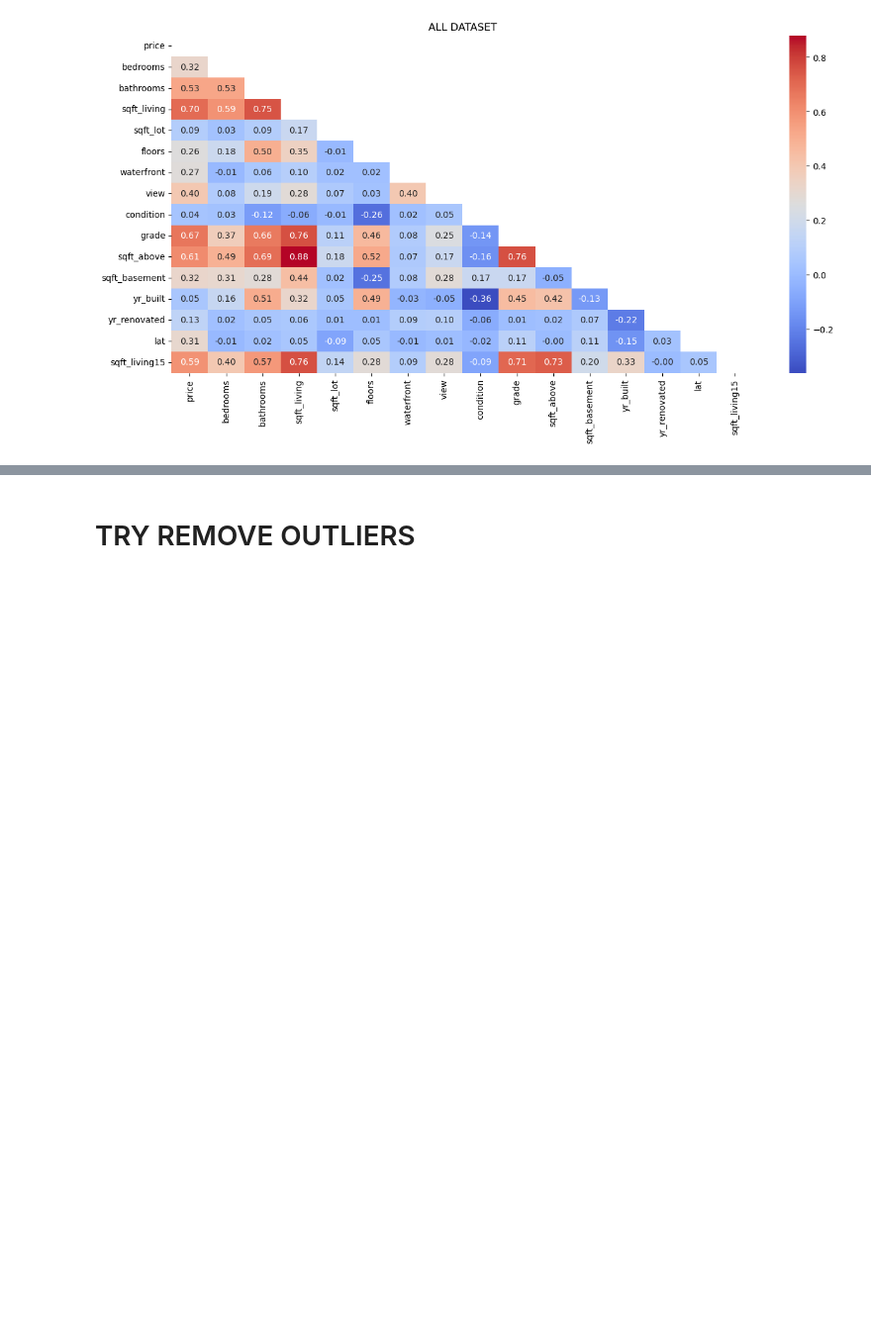
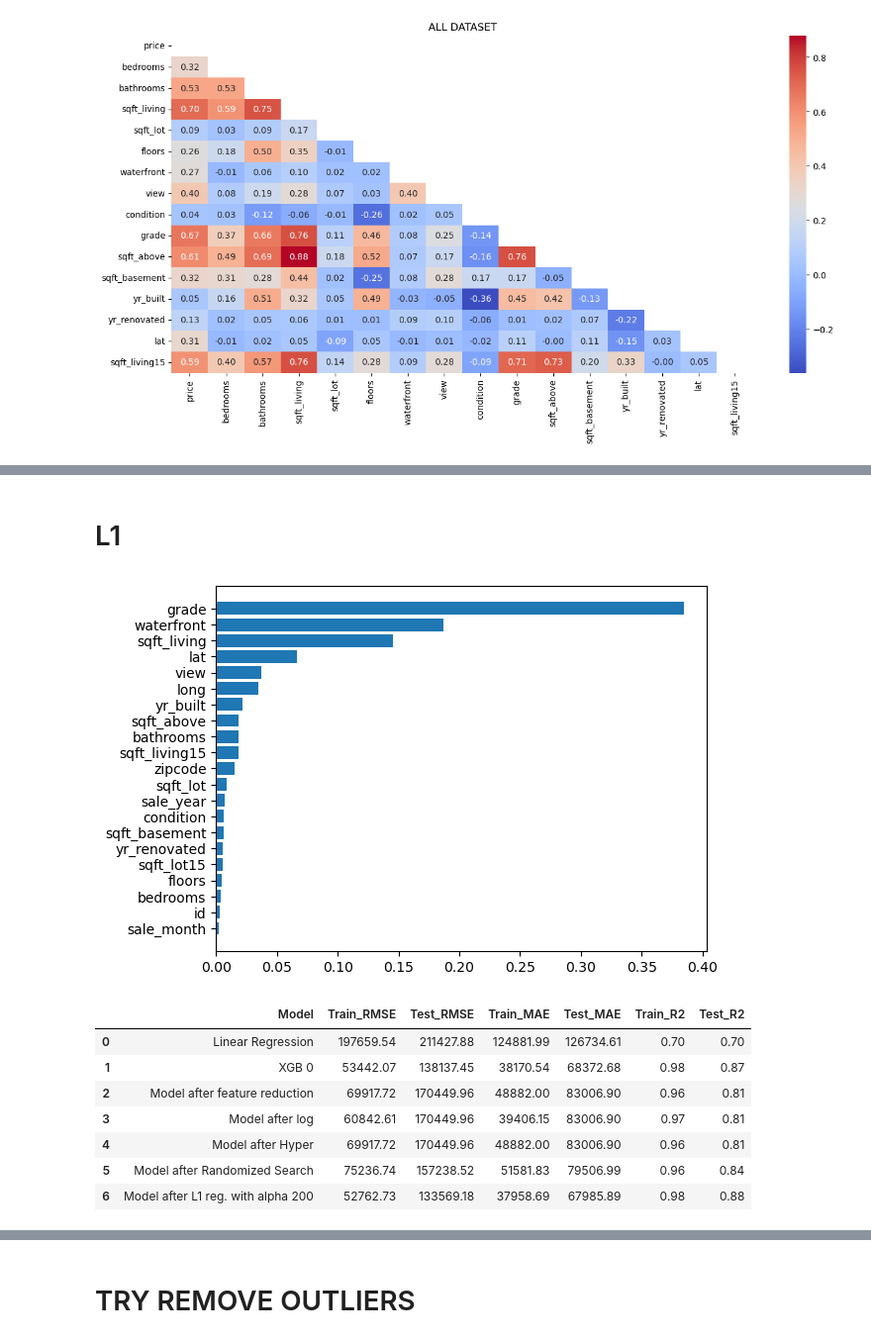
Before and after one commit to brunojrg/house-prices-project, a Jupyter notebook: Notebooks/xgboost.ipynb, the cells around one changed output, grey strips where cells are left out. Shown at 99% size. Cells and saved outputs as stored; diff of their text form; code cells hidden in the pictures; blank space fills up the shorter version.

```diff
--- a/Notebooks/xgboost.ipynb
+++ b/Notebooks/xgboost.ipynb
@@ -46,6 +48,7 @@ X_train, X_test, y_train, y_test = train_test_split(
     X, y, test_size=0.2, random_state=RANDOM_STATE
 )
 
+X_train_0, X_test_0, y_train_0, y_test_0 = X_train.copy(), X_test.copy(), y_train.copy(), y_test.copy()
 
 print("X_train shape:", X_train.shape)
 print("X_test shape:", X_test.shape)
@@ -95 +93,5 @@ plt.show()
 [figure]
+# %%
+new_row = evaluate_model("XGB 0", y_train, y_pred_train_1, y_test, y_pred_1)
+metrics_df = pd.concat([metrics_df, new_row], ignore_index=True)
+metrics_df
@@ -191,0 +340,29 @@ X_test shape: (4323, 15)
+# %% [markdown]
+# L1
+# %%
+X_train_L1, X_test_L1, y_train_L1, y_test_L1 = X_train_0.copy(), X_test_0.copy(), y_train_0.copy(), y_test_0.copy()
+alpha = 200
+model_L1 = XGBRegressor(reg_alpha=alpha)
+model_L1.fit(X_train_L1, y_train_L1)
+
+y_pred_L1 = model_L1.predict(X_test_L1)
+y_pred_train_L1 = model_L1.predict(X_train_L1)
+
+sort_idx = model_L1.feature_importances_.argsort()
+plt.barh(X_test_L1.columns[sort_idx],model_L1.feature_importances_[sort_idx])
+plt.show()
+
+new_row = evaluate_model(f"Model after L1 reg. with alpha {alpha}", y_train_L1, y_pred_train_L1, y_test_L1, y_pred_L1)
+metrics_df = pd.concat([metrics_df, new_row], ignore_index=True)
+
+metrics_df
+# %% [output]
+[figure, added]
+|  | Model | Train_RMSE | Test_RMSE | Train_MAE | Test_MAE | Train_R2 | Test_R2 |
+| 0 | Linear Regression | 197659.54 | 211427.88 | 124881.99 | 126734.61 | 0.70 | 0.70 |
+| 1 | XGB 0 | 53442.07 | 138137.45 | 38170.54 | 68372.68 | 0.98 | 0.87 |
+| 2 | Model after feature reduction | 69917.72 | 170449.96 | 48882.00 | 83006.90 | 0.96 | 0.81 |
+| 3 | Model after log | 60842.61 | 170449.96 | 39406.15 | 83006.90 | 0.97 | 0.81 |
+| 4 | Model after Hyper | 69917.72 | 170449.96 | 48882.00 | 83006.90 | 0.96 | 0.81 |
+| 5 | Model after Randomized Search | 75236.74 | 157238.52 | 51581.83 | 79506.99 | 0.96 | 0.84 |
+| 6 | Model after L1 reg. with alpha 200 | 52762.73 | 133569.18 | 37958.69 | 67985.89 | 0.98 | 0.88 |
```
Also changed, not shown: parts of 34 cells of this notebook.
